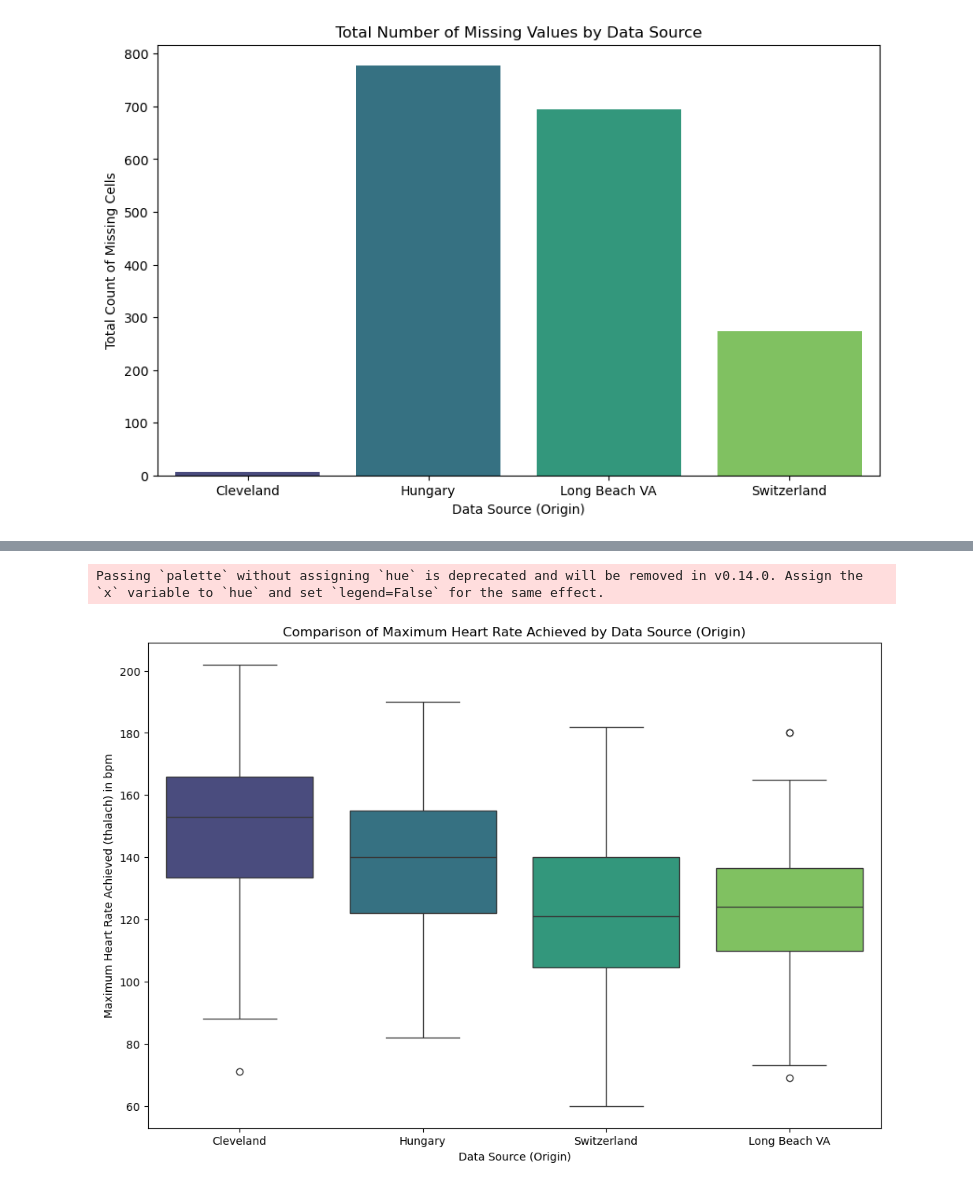
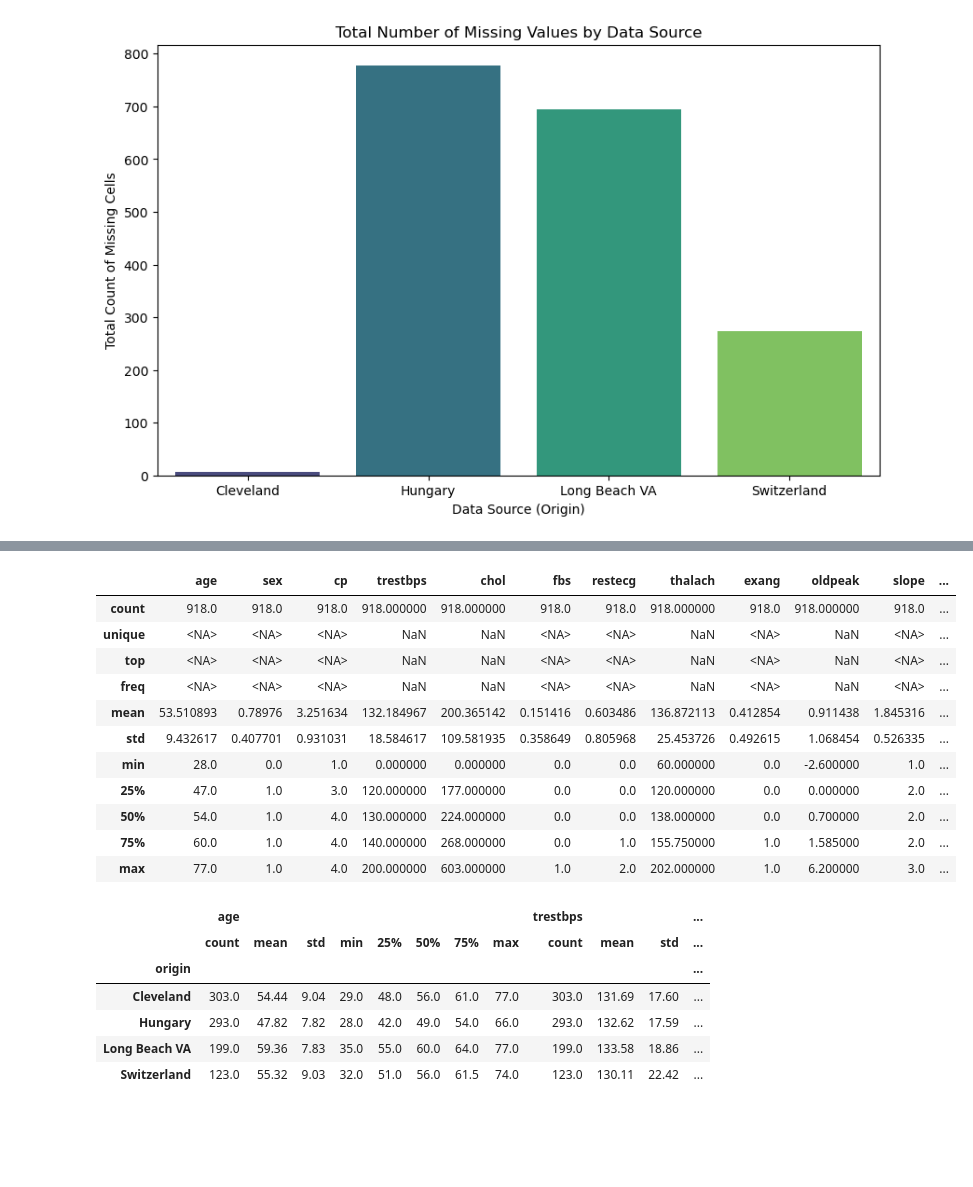
Before and after one commit to hashemwa/cmse830_fds, a Jupyter notebook: analysis.ipynb, the cells around one changed output, grey strips where cells are left out. Saved outputs shown, nothing was run; the diff lists cells and outputs as text; code cells hidden in the pictures; blank space fills up the shorter version.

```diff
--- a/analysis.ipynb
+++ b/analysis.ipynb
@@ -156,17 +237,25 @@ Passing `palette` without assigning `hue` is deprecated and will be removed in v
-# %%
-# --- Run this code in the next cell of your notebook ---
-
-# Set up the plot with a larger size for clarity
-plt.figure(figsize=(12, 8))
-
-# Create a box plot for 'thalach' using your best dataset: df_combined_knn
-sns.boxplot(data=df_combined_knn, x='origin', y='thalach', palette='viridis')
-
-# Add titles and labels
-plt.title('Comparison of Maximum Heart Rate Achieved by Data Source (Origin)')
-plt.xlabel('Data Source (Origin)')
-plt.ylabel('Maximum Heart Rate Achieved (thalach) in bpm')
-plt.show()
-# %% [output]
-Passing `palette` without assigning `hue` is deprecated and will be removed in v0.14.0. Assign the `x` variable to `hue` and set `legend=False` for the same effect.
-[figure, removed]
+# %%
+df_final.describe(include='all')
+# %% [output]
+|  | age | sex | cp | trestbps | chol | fbs | restecg | thalach | exang | oldpeak | slope | ... |
+| count | 918.0 | 918.0 | 918.0 | 918.000000 | 918.000000 | 918.0 | 918.0 | 918.000000 | 918.0 | 918.000000 | 918.0 | ... |
+| unique | <NA> | <NA> | <NA> | NaN | NaN | <NA> | <NA> | NaN | <NA> | NaN | <NA> | ... |
+| top | <NA> | <NA> | <NA> | NaN | NaN | <NA> | <NA> | NaN | <NA> | NaN | <NA> | ... |
+| freq | <NA> | <NA> | <NA> | NaN | NaN | <NA> | <NA> | NaN | <NA> | NaN | <NA> | ... |
+| mean | 53.510893 | 0.78976 | 3.251634 | 132.184967 | 200.365142 | 0.151416 | 0.603486 | 136.872113 | 0.412854 | 0.911438 | 1.845316 | ... |
+| std | 9.432617 | 0.407701 | 0.931031 | 18.584617 | 109.581935 | 0.358649 | 0.805968 | 25.453726 | 0.492615 | 1.068454 | 0.526335 | ... |
+| min | 28.0 | 0.0 | 1.0 | 0.000000 | 0.000000 | 0.0 | 0.0 | 60.000000 | 0.0 | -2.600000 | 1.0 | ... |
+| 25% | 47.0 | 1.0 | 3.0 | 120.000000 | 177.000000 | 0.0 | 0.0 | 120.000000 | 0.0 | 0.000000 | 2.0 | ... |
+| 50% | 54.0 | 1.0 | 4.0 | 130.000000 | 224.000000 | 0.0 | 0.0 | 138.000000 | 0.0 | 0.700000 | 2.0 | ... |
+| 75% | 60.0 | 1.0 | 4.0 | 140.000000 | 268.000000 | 0.0 | 1.0 | 155.750000 | 1.0 | 1.585000 | 2.0 | ... |
+| max | 77.0 | 1.0 | 4.0 | 200.000000 | 603.000000 | 1.0 | 2.0 | 202.000000 | 1.0 | 6.200000 | 3.0 | ... |
+# %%
+df_final.groupby("origin")[["age","trestbps","chol","thalach","oldpeak"]].describe().round(2)
+# %% [output]
+|  | age |  |  |  |  |  |  |  | trestbps |  |  | ... |
+|  | count | mean | std | min | 25% | 50% | 75% | max | count | mean | std | ... |
+| origin |  |  |  |  |  |  |  |  |  |  |  | ... |
+| Cleveland | 303.0 | 54.44 | 9.04 | 29.0 | 48.0 | 56.0 | 61.0 | 77.0 | 303.0 | 131.69 | 17.60 | ... |
+| Hungary | 293.0 | 47.82 | 7.82 | 28.0 | 42.0 | 49.0 | 54.0 | 66.0 | 293.0 | 132.62 | 17.59 | ... |
+| Long Beach VA | 199.0 | 59.36 | 7.83 | 35.0 | 55.0 | 60.0 | 64.0 | 77.0 | 199.0 | 133.58 | 18.86 | ... |
+| Switzerland | 123.0 | 55.32 | 9.03 | 32.0 | 51.0 | 56.0 | 61.5 | 74.0 | 123.0 | 130.11 | 22.42 | ... |
```
Also changed, not shown: parts of 9 cells of this notebook, 4 other files.
